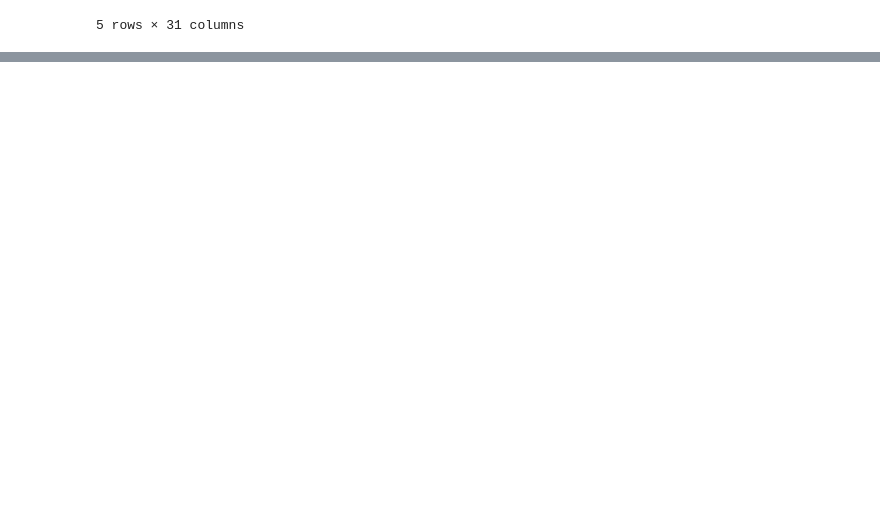
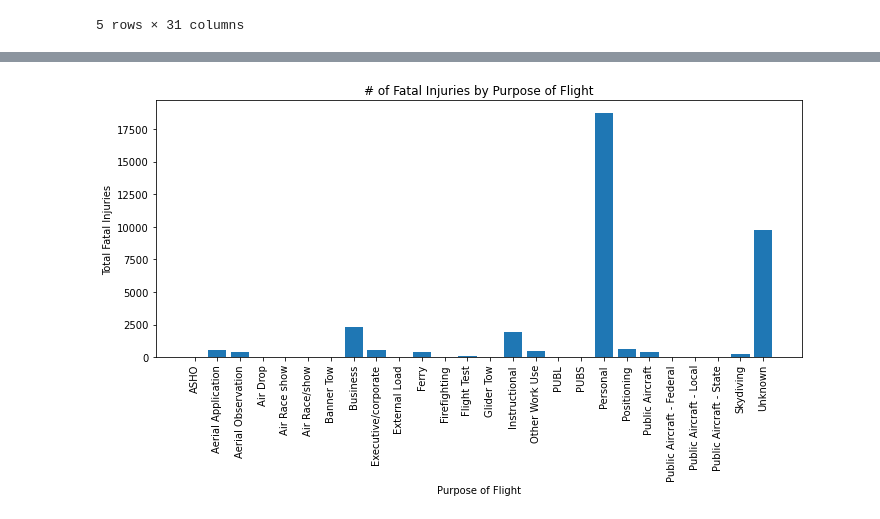
Before and after one commit to pmjustafort/DSC-Phase1-Project-BEP, a Jupyter notebook: em2_project_1.ipynb, the cells around one changed output, grey strips where cells are left out. Saved outputs shown, nothing was run; the diff lists cells and outputs as text; code cells hidden in the pictures; blank space fills up the shorter version.

```diff
--- a/em2_project_1.ipynb
+++ b/em2_project_1.ipynb
@@ -230,0 +312,17 @@ aviation_df.head()
+# %%
+#other method of plotting these variables
+purpose_groupby_df = aviation_df.groupby('purpose_of_flight')['total_fatal_injuries'].sum()
+fig, ax = plt.subplots(figsize=(10,6))
+
+ax.bar(purpose_groupby_df.index, purpose_groupby_df.values)
+
+ax.set_xlabel('Purpose of Flight')
+ax.set_ylabel('Total Fatal Injuries')
+ax.set_title('# of Fatal Injuries by Purpose of Flight')
+ax.set_xticklabels(purpose_groupby_df.index, rotation='vertical')
+
+plt.tight_layout()
+
+plt.show()
+# %% [output]
+[figure, added]
```
Also changed, not shown: parts of 15 cells of this notebook.
